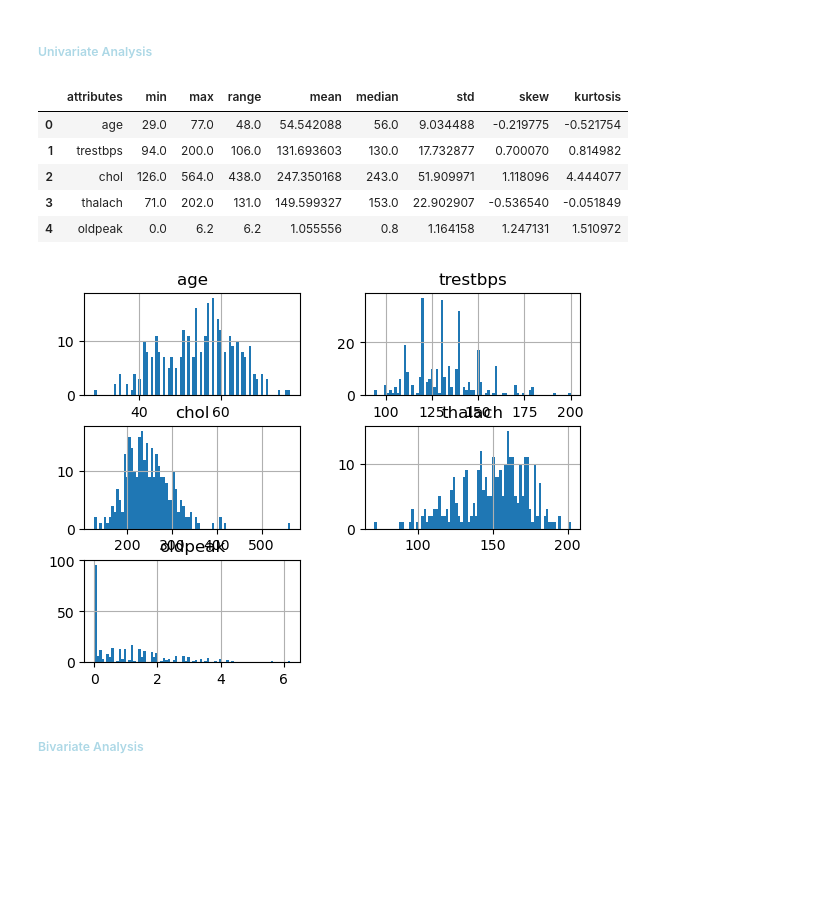
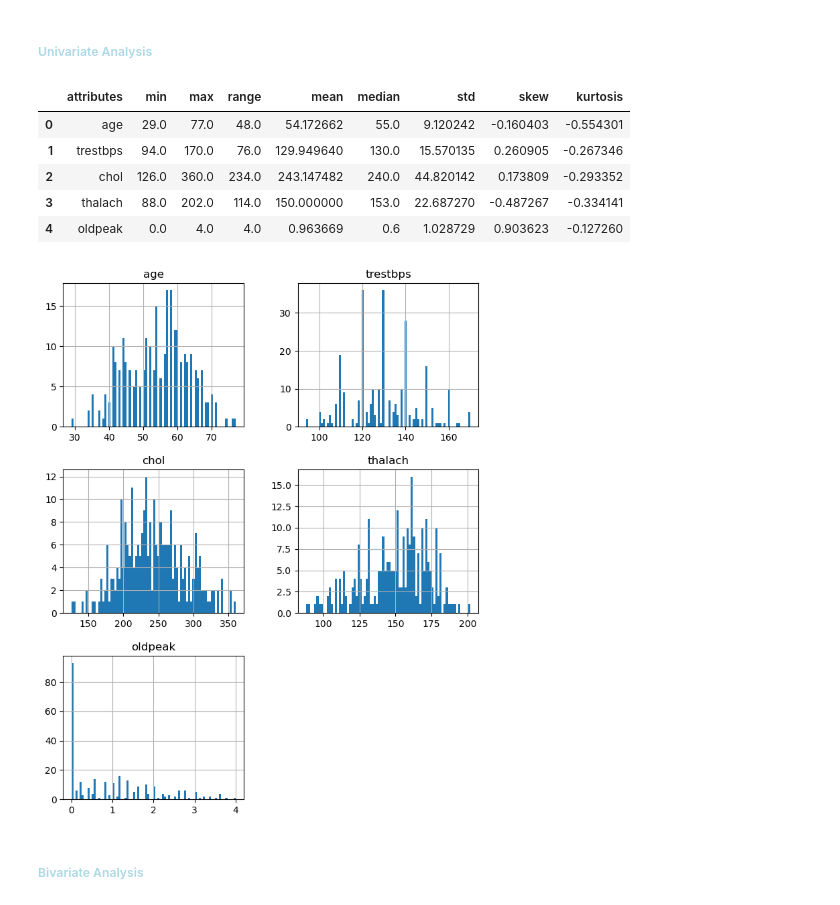
Before and after one commit to victor-bongestab/heart-disease, a Jupyter notebook: heart-disease.ipynb, the cells around one changed output. Drawn from its saved outputs; the diff is of its cells as text; code cells hidden in the pictures; blank space fills up the shorter version.

```diff
--- a/heart-disease.ipynb
+++ b/heart-disease.ipynb
@@ -345,0 +339,24 @@ df2[cat_attributes].hist(bins=20, figsize=(10, 8));
+# %%
+# We can observe that 'trestbps', 'chol' and 'odpeak' show
+# outliers. We can make a for loop to get rid of those cases.
+df2_filtered = df2.copy()
+
+for att in num_attributes:
+    # Getting Q1 and Q3.
+    q1 = np.percentile(df2_filtered[att], 25)
+    q3 = np.percentile(df2_filtered[att], 75)
+
+    # Then the Interquartile Range (IQR).
+    iqr = q3 - q1
+
+    # And determine Inferior and Superior Limits.
+    # Everything out of these boundaries are gonna be treated
+    # as outliers.
+    lower_bound = q1 - 1.5 * iqr
+    upper_bound = q3 + 1.5 * iqr
+
+    df2_filtered = df2_filtered[(df2_filtered[att] >= lower_bound) &
+                                (df2_filtered[att] <= upper_bound)]
+
+print(f'Original df2 shape: {df2.shape}')
+print(f'Filtered df2 shape: {df2_filtered.shape}')
@@ -346,3 +366,7 @@ df2[cat_attributes].hist(bins=20, figsize=(10, 8));
+# %%
+# With outliers removed in our df2_filtered, let's
+# copy it to our df2.
+df2 = df2_filtered.copy()
 # %% [markdown]
 # 3 EXPLORATORY DATA ANALYSIS
 # %%
@@ -416,10 +440,10 @@ summary.columns = [ 'attributes', 'min', 'max', 'range', 'mean', 'median', 'std'
 summary
 # %% [output]
 |  | attributes | min | max | range | mean | median | std | skew | kurtosis |
-| 0 | age | 29.0 | 77.0 | 48.0 | 54.542088 | 56.0 | 9.034488 | -0.219775 | -0.521754 |
-| 1 | trestbps | 94.0 | 200.0 | 106.0 | 131.693603 | 130.0 | 17.732877 | 0.700070 | 0.814982 |
-| 2 | chol | 126.0 | 564.0 | 438.0 | 247.350168 | 243.0 | 51.909971 | 1.118096 | 4.444077 |
-| 3 | thalach | 71.0 | 202.0 | 131.0 | 149.599327 | 153.0 | 22.902907 | -0.536540 | -0.051849 |
-| 4 | oldpeak | 0.0 | 6.2 | 6.2 | 1.055556 | 0.8 | 1.164158 | 1.247131 | 1.510972 |
+| 0 | age | 29.0 | 77.0 | 48.0 | 54.172662 | 55.0 | 9.120242 | -0.160403 | -0.554301 |
+| 1 | trestbps | 94.0 | 170.0 | 76.0 | 129.949640 | 130.0 | 15.570135 | 0.260905 | -0.267346 |
+| 2 | chol | 126.0 | 360.0 | 234.0 | 243.147482 | 240.0 | 44.820142 | 0.173809 | -0.293352 |
+| 3 | thalach | 88.0 | 202.0 | 114.0 | 150.000000 | 153.0 | 22.687270 | -0.487267 | -0.334141 |
+| 4 | oldpeak | 0.0 | 4.0 | 4.0 | 0.963669 | 0.6 | 1.028729 | 0.903623 | -0.127260 |
 # %%
 # In general, we have distributions close to Normal, with attention
@@ -429,7 +454,7 @@ summary
 # %%
-df3[num_attributes].hist( bins=80 );
+df3[num_attributes].hist(bins=80, figsize=(8, 10));
 # %% [output]
-[figure, old version]
+[figure, new version]
 # %%
 # We can see an accumulation of 'oldpeak' in point zero and
 # this can be investigated further.
```
Also changed, not shown: parts of 37 cells of this notebook, 1 other file.
